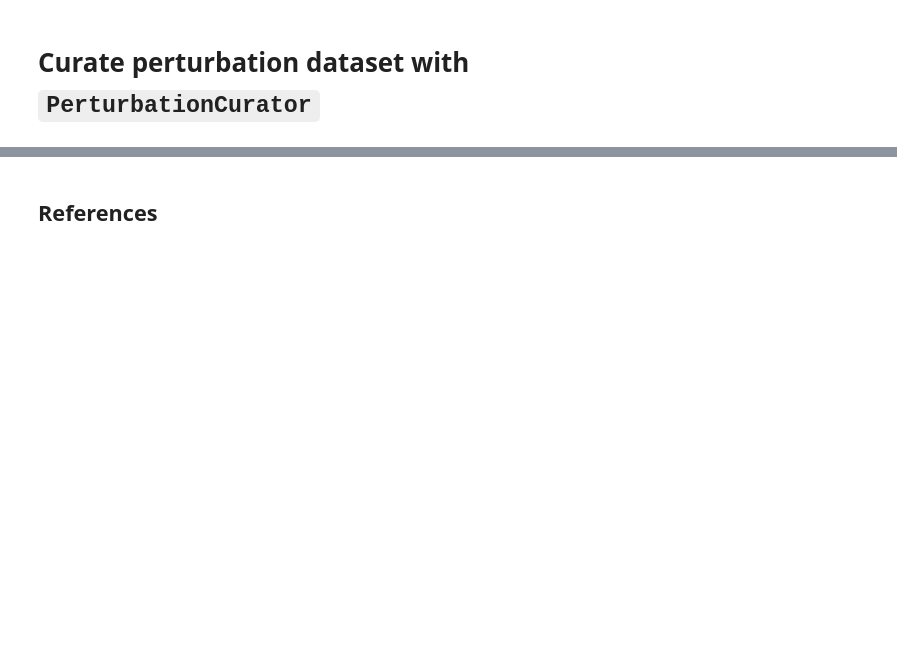
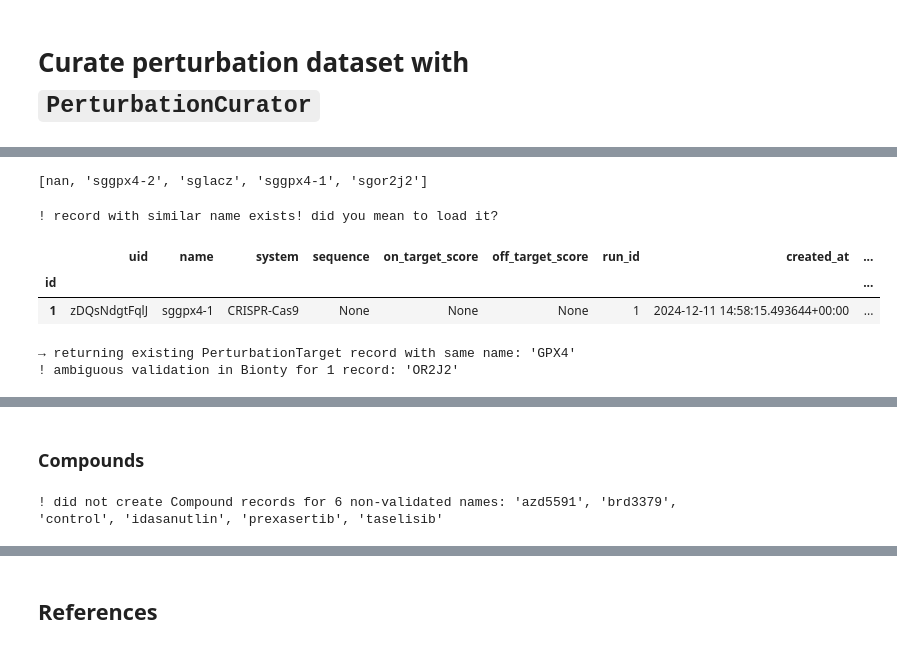
Before and after one commit to scverse/pertpy-datasets, a Jupyter notebook: scripts/lamindb_datasets/mcfarland_2020_demo_tutorial.ipynb, the cells around one changed output, grey strips where cells are left out. Cells and saved outputs as stored; diff of their text form; code cells hidden in the pictures; blank space fills up the shorter version.

```diff
--- a/scripts/lamindb_datasets/mcfarland_2020_demo_tutorial.ipynb
+++ b/scripts/lamindb_datasets/mcfarland_2020_demo_tutorial.ipynb
@@ -30,0 +29,7 @@ ln.track("HIRTYxL3aZc70000")
+# %%
+# for a new instance, add a source to wetlab.Compound
+chebi_source = bt.Source.filter(entity="wetlab.Compound", name="chebi").first()
+if not chebi_source:
+    wl.Compound.add_source(
+        bt.Source.filter(entity="Drug", name="chebi").first()
+    )
@@ -44,0 +60,33 @@ sc.tl.pca(adata)
+# %%
+adata.obs["genetic_perturbation"] = adata.obs["perturbation"].where(
+    adata.obs["perturbation_type"] == "CRISPR", None
+)
+
+list(adata.obs["genetic_perturbation"].unique())
+# %% [output]
+[nan, 'sggpx4-2', 'sglacz', 'sggpx4-1', 'sgor2j2']
+# %%
+# Map perturbation to target gene
+perturbations = {
+    "sggpx4-1": "GPX4",
+    "sggpx4-2": "GPX4",
+    "sgor2j2": "OR2J2", # cutting control
+}
+
+for sg_name, gene_symbol in perturbations.items():
+    # description = "cutting control" if sg_name == "sgor2j2" else None
+    perturbation = wl.GeneticPerturbation(system="CRISPR-Cas9", name=sg_name).save()
+    target = wl.PerturbationTarget(name=gene_symbol).save()
+    perturbation.targets.add(target)
+    gene = bt.Gene.from_source(symbol=gene_symbol, organism="human").save()
+    target.genes.set([gene] if isinstance(gene, bt.Gene) else gene)
+
+# register the negative control: Non-cutting control, plasmid backbone
+wl.GeneticPerturbation(system="CRISPR-Cas9", name="sglacz").save();
+# %% [output]
+! record with similar name exists! did you mean to load it?
+|  | uid | name | system | sequence | on_target_score | off_target_score | run_id | created_at | ... |
+| id |  |  |  |  |  |  |  |  | ... |
+| 1 | zDQsNdgtFqlJ | sggpx4-1 | CRISPR-Cas9 | None | None | None | 1 | 2024-12-11 14:58:15.493644+00:00 | ... |
+→ returning existing PerturbationTarget record with same name: 'GPX4'
+! ambiguous validation in Bionty for 1 record: 'OR2J2'
@@ -44,0 +94,10 @@ sc.tl.pca(adata)
+# %% [markdown]
+### Compounds
+# %%
+adata.obs["compound"] = adata.obs["perturbation"].where(
+    adata.obs["perturbation_type"] == "drug", None
+)
+
+wl.Compound.from_values(adata.obs["compound"]).save();
+# %% [output]
+! did not create Compound records for 6 non-validated names: 'azd5591', 'brd3379', 'control', 'idasanutlin', 'prexasertib', 'taselisib'
```
Also changed, not shown: parts of 43 cells of this notebook, 1 other file.
